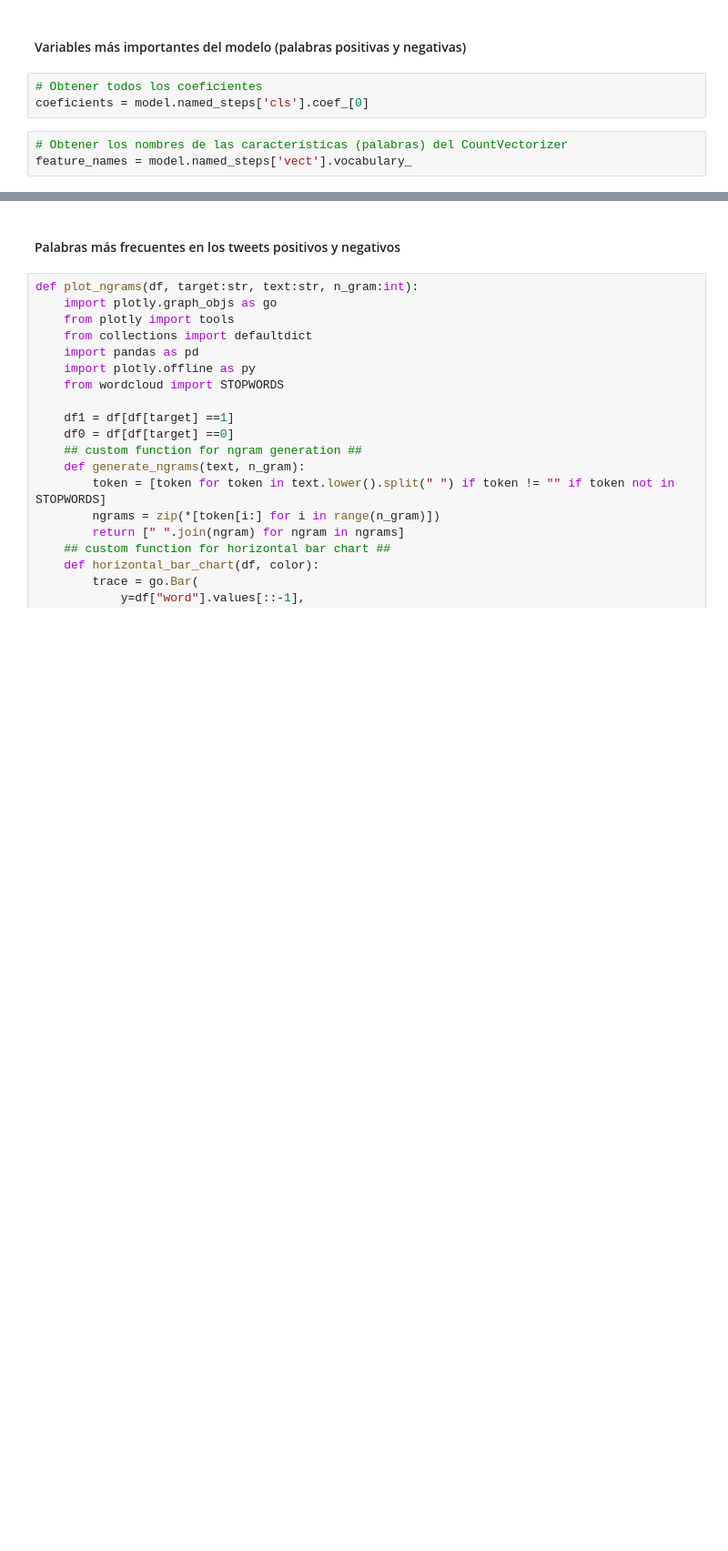
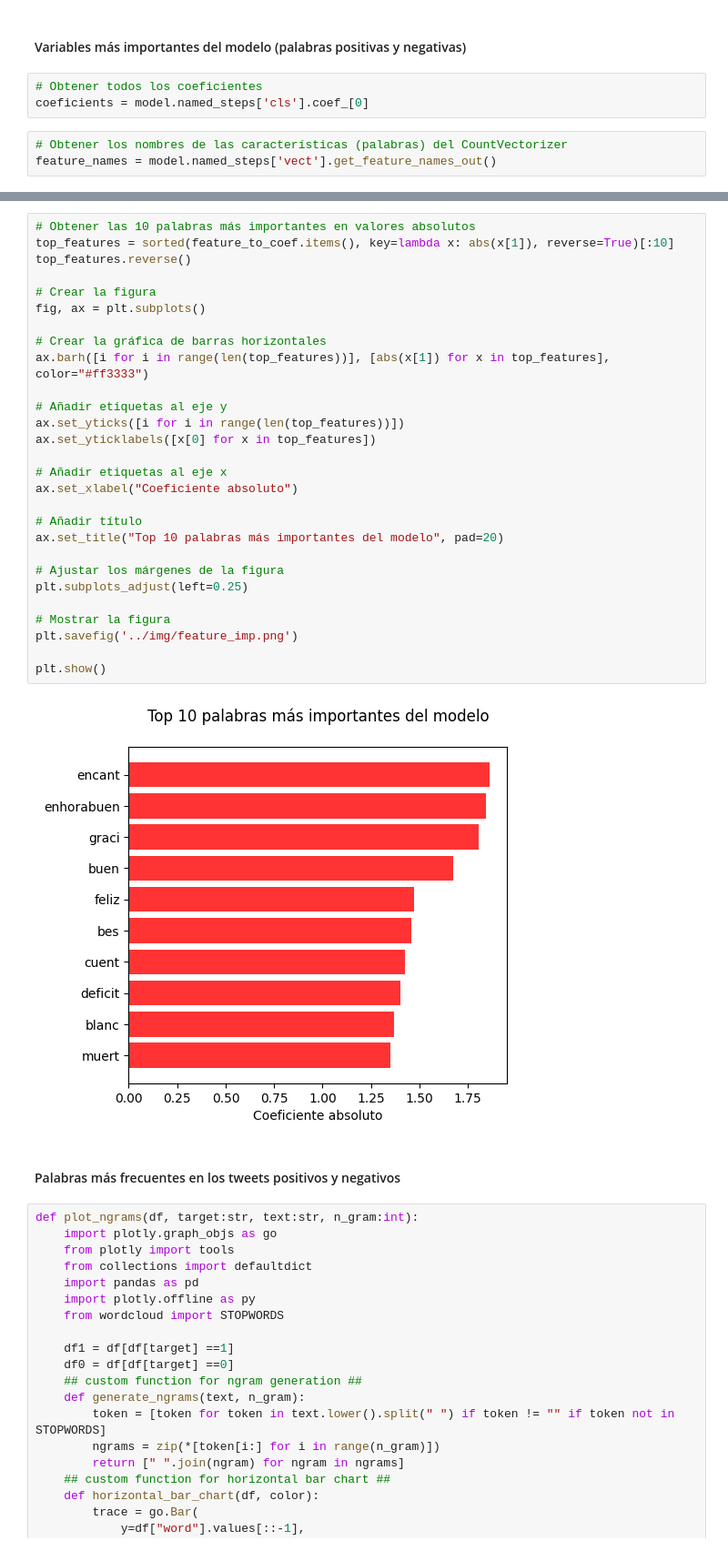
Before and after one commit to celiacnavarro/NLP_Twitter_Analysis, a Jupyter notebook: notebooks/Notebook_machine_learning.ipynb, the cells around one changed output, grey strips where cells are left out. Shown: that part at 91% size. Saved outputs shown, nothing was run; the diff lists cells and outputs as text; blank space fills up the shorter version.

```diff
--- a/notebooks/Notebook_machine_learning.ipynb
+++ b/notebooks/Notebook_machine_learning.ipynb
@@ -170,7 +170,7 @@ plt.savefig('img/pred_proba.png')
 coeficients = model.named_steps['cls'].coef_[0]
 # %%
 # Obtener los nombres de las características (palabras) del CountVectorizer
-feature_names = model.named_steps['vect'].vocabulary_
+feature_names = model.named_steps['vect'].get_feature_names_out()
 # %%
 # Crear un diccionario con los coeficientes y las características
 # Montar un diccionario con palabra -> coeficiente
@@ -206,3 +207,33 @@ for best_negative in sorted(
+# %%
+# Obtener las 10 palabras más importantes en valores absolutos
+top_features = sorted(feature_to_coef.items(), key=lambda x: abs(x[1]), reverse=True)[:10]
+top_features.reverse()
+
+# Crear la figura
+fig, ax = plt.subplots()
+
+# Crear la gráfica de barras horizontales
+ax.barh([i for i in range(len(top_features))], [abs(x[1]) for x in top_features], color="#ff3333")
+
+# Añadir etiquetas al eje y
+ax.set_yticks([i for i in range(len(top_features))])
+ax.set_yticklabels([x[0] for x in top_features])
+
+# Añadir etiquetas al eje x
+ax.set_xlabel("Coeficiente absoluto")
+
+# Añadir título
+ax.set_title("Top 10 palabras más importantes del modelo", pad=20)
+
+# Ajustar los márgenes de la figura
+plt.subplots_adjust(left=0.25)
+
+# Mostrar la figura
+plt.savefig('../img/feature_imp.png')
+
+plt.show()
+# %% [output]
+[figure, added]
 # %% [markdown]
 #### Palabras más frecuentes en los tweets positivos y negativos
 # %%
```
Also changed, not shown: parts of 1 cell of this notebook, 4 other files.
